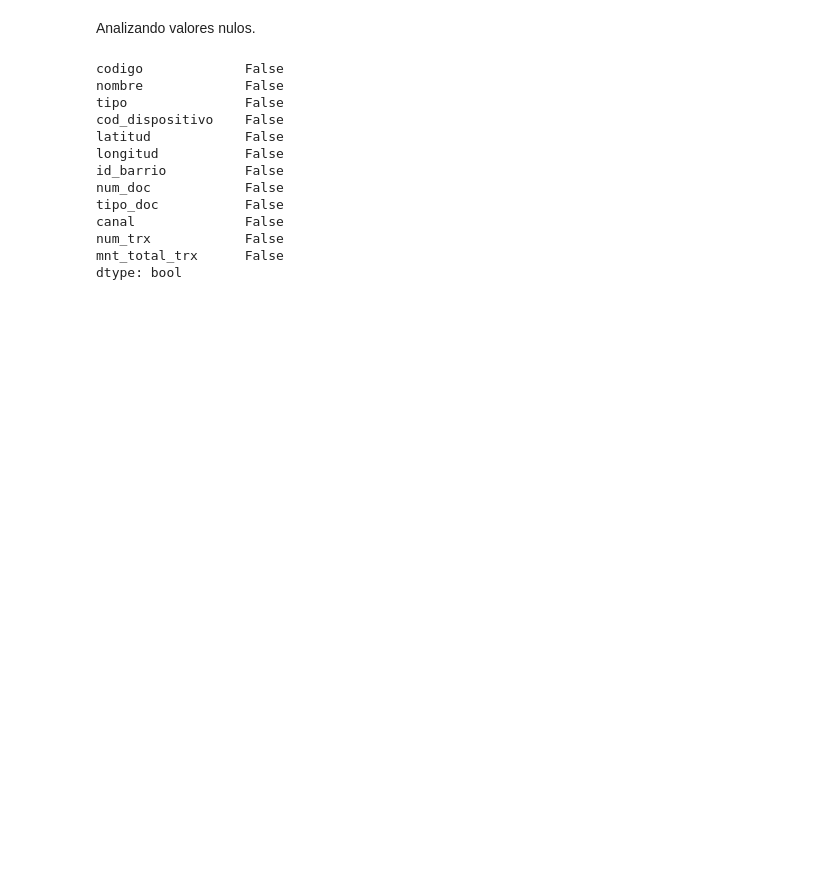
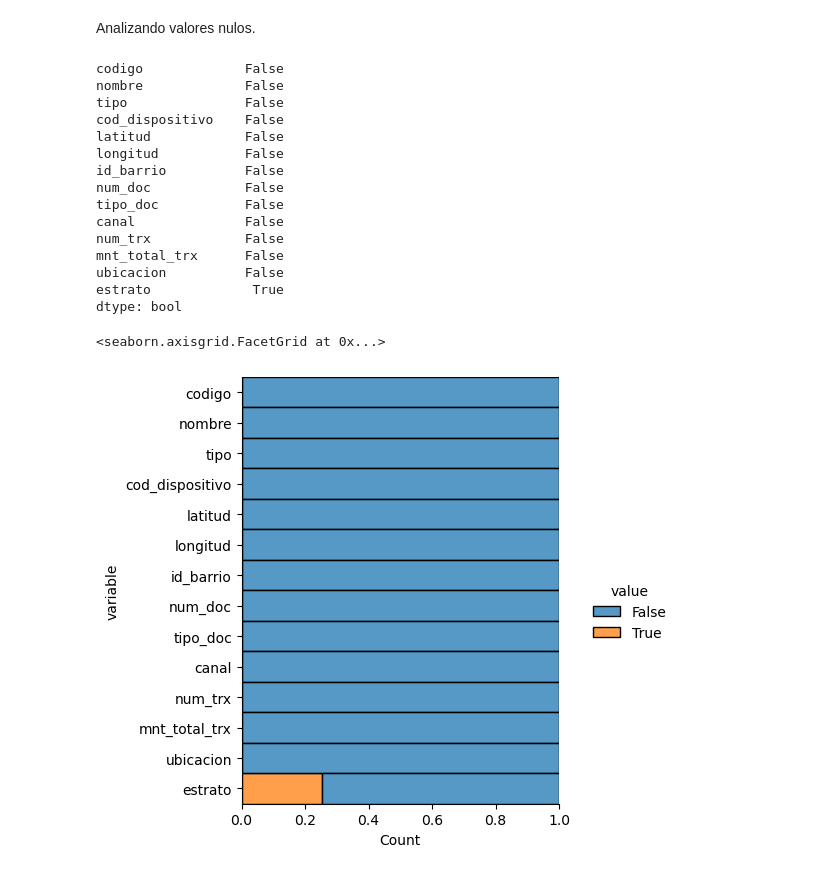
Before and after one commit to miguelfsosa/prueba_data_nq, a Jupyter notebook: prueba.ipynb, the cells around one changed output. Cells and saved outputs as stored; diff of their text form; code cells hidden in the pictures; blank space fills up the shorter version.

```diff
--- a/prueba.ipynb
+++ b/prueba.ipynb
@@ -176,0 +298,3 @@ dtype: object
+# %%
+estratificacion_cali = pd.read_csv('estratificacion_cali.csv')
+estratificacion_cali.head()
@@ -176,0 +318,8 @@ dtype: object
+# %%
+#Depuramos datos innecesarios
+
+estratificacion_cali = estratificacion_cali[['Barrio', 'Estrato moda']]
+# %%
+#Renombramos las columnas
+
+estratificacion_cali.columns = ['nombre', 'estrato']
@@ -176,0 +337,3 @@ dtype: object
+# %%
+df_join_merged = pd.merge(df_join, estratificacion_cali, on = 'nombre', how = 'left')
+df_join_merged.head()
@@ -178,7 +362,7 @@ dtype: object
 Analizando valores nulos.
 # %%
 (
-    df_join
+    df_join_merged
     .isnull()
     .any()
 )
@@ -195,4 +379,25 @@ tipo_doc           False
 canal              False
 num_trx            False
 mnt_total_trx      False
+ubicacion          False
+estrato             True
 dtype: bool
+# %%
+#Proporción de los valores nulos
+
+(
+    df_join_merged
+    .isnull()
+    .melt()
+    .pipe(
+        lambda df: sns.displot(
+            data = df,
+            y = 'variable',
+            hue = 'value',
+            multiple = 'fill'
+        )
+    )
+)
+# %% [output]
+<seaborn.axisgrid.FacetGrid at 0x...>
+[figure, added]
```
Also changed, not shown: parts of 86 cells of this notebook, 2 other files.
